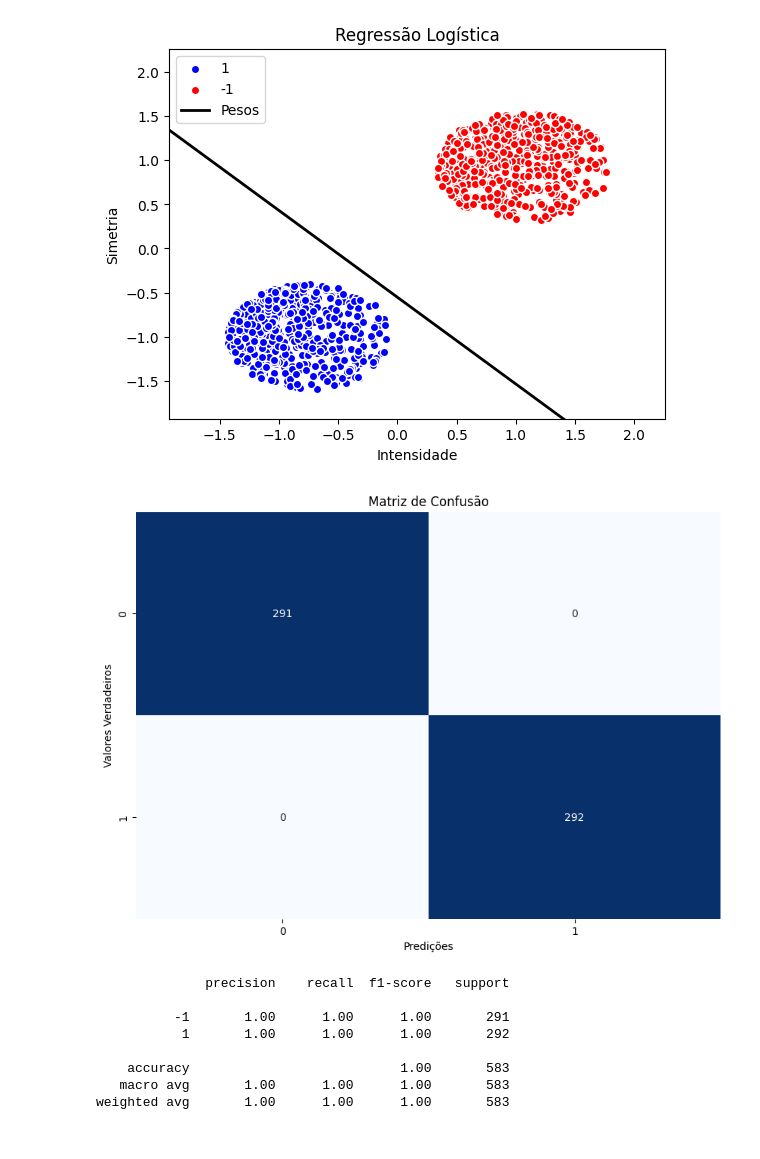
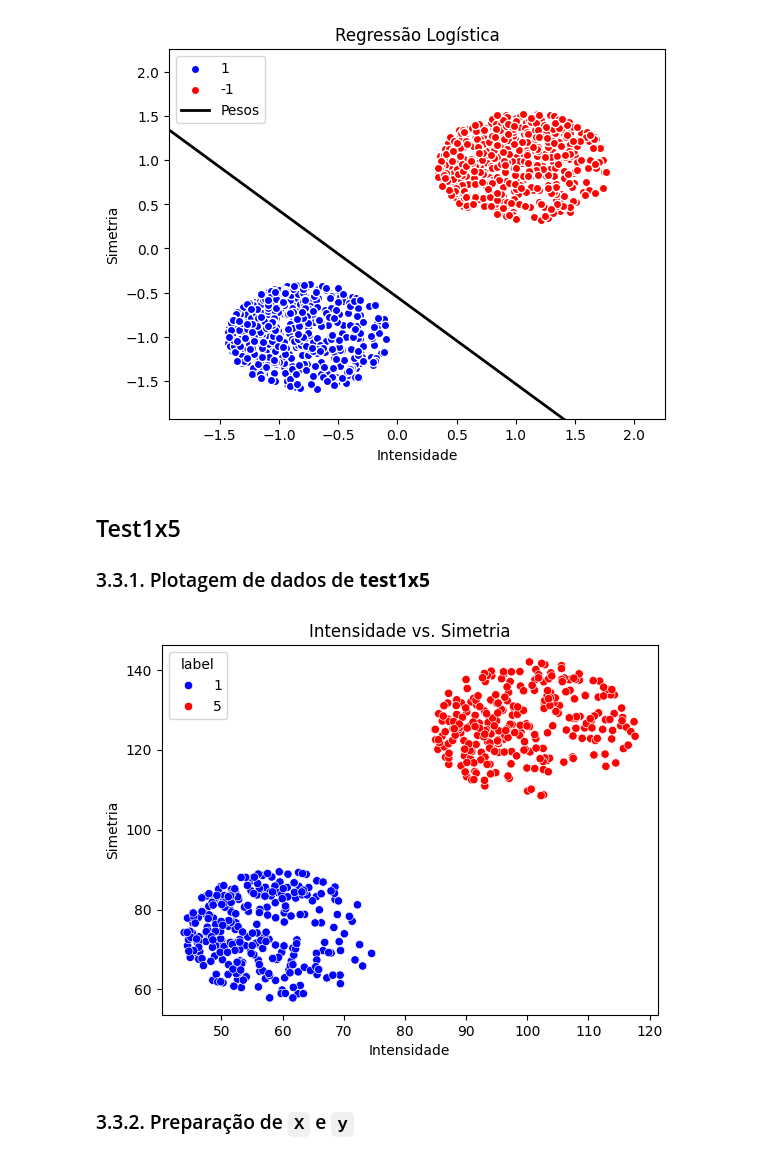
Before and after one commit to Gabyzera/ufpb_am, a Jupyter notebook: reconhecimento_digitos/src/digitos_1x5.ipynb, the cells around one changed output. Drawn from its saved outputs; the diff is of its cells as text; code cells hidden in the pictures.

```diff
--- a/reconhecimento_digitos/src/main.ipynb
+++ b/reconhecimento_digitos/src/digitos_1x5.ipynb
@@ -51,3 +10,10 @@ data_train_redu_df = pd.read_csv(TRAIN_REDU_DATA_PATH)
+# %%
+from processamento_de_dados.dados_reduzidos import dados_reduzidos
+
+datasets = dados_reduzidos()
+
+data_test_redu_df = datasets['data_test_redu_df']
+data_train_redu_df = datasets['data_train_redu_df']
 # %% [markdown]
 ## 3. Classificação dos dígitos 1x5
 ### 3.1. Filtragem dos dados
@@ -111,5 +77,20 @@ regressao_logistica.plotagem_regressao_logistica(X_train, y_train)
 # %% [output]
 [figure]
+# %% [markdown]
+## Test1x5
+### 3.3.1. Plotagem de dados de **test1x5**
+# %%
+def plotagem_grafico_1x5(data_test_redu_filtered_df):
+    sns.scatterplot(data_test_redu_filtered_df, x='intensidade', y='simetria', hue='label', palette={1: 'blue', 5: 'red'})
+    plt.title('Intensidade vs. Simetria')
+    plt.xlabel('Intensidade')
+    plt.ylabel('Simetria')
+
+plotagem_grafico_1x5(data_test_redu_filtered_df)
+# %% [output]
+[figure, added]
+# %% [markdown]
+### 3.3.2. Preparação de `X` e `y`
 # %%
 X_test = data_test_redu_filtered_df.iloc[:, 1:].values
 X_test = (X_test - np.mean(X_test, axis=0)) / np.std(X_test, axis=0)
@@ -137,17 +99,0 @@ def gerar_relatorio_classificacao(y_teste, y_previsao):
-# %%
-perceptron = Perceptron(taxa_aprendizado=0.01, n_iteracoes=10)
-perceptron.ajuste(X_test, y_test)
-y_previsao = perceptron.prever(X_test)
-
-gerar_matriz_de_confusao(y_test, y_previsao)
-gerar_relatorio_classificacao(y_test, y_previsao)
-# %% [output]
-[figure, removed]
-              precision    recall  f1-score   support
-
-          -1       1.00      1.00      1.00       291
-           1       1.00      1.00      1.00       292
-
-    accuracy                           1.00       583
-   macro avg       1.00      1.00      1.00       583
-weighted avg       1.00      1.00      1.00       583
```
Also changed, not shown: parts of 17 cells of this notebook, 8 other files.
